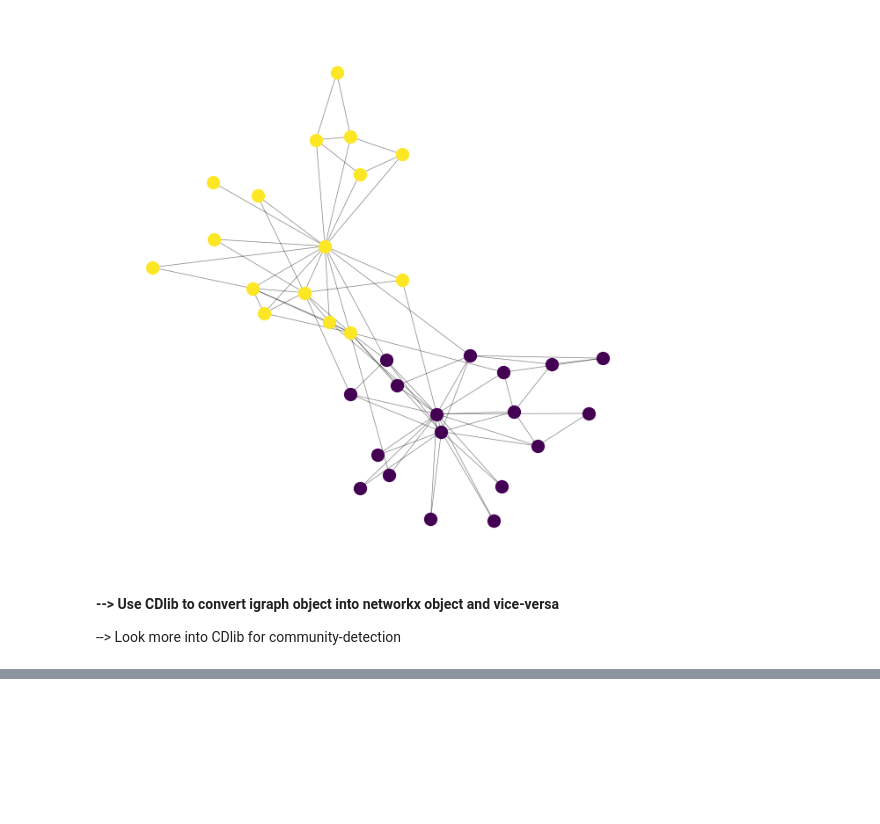
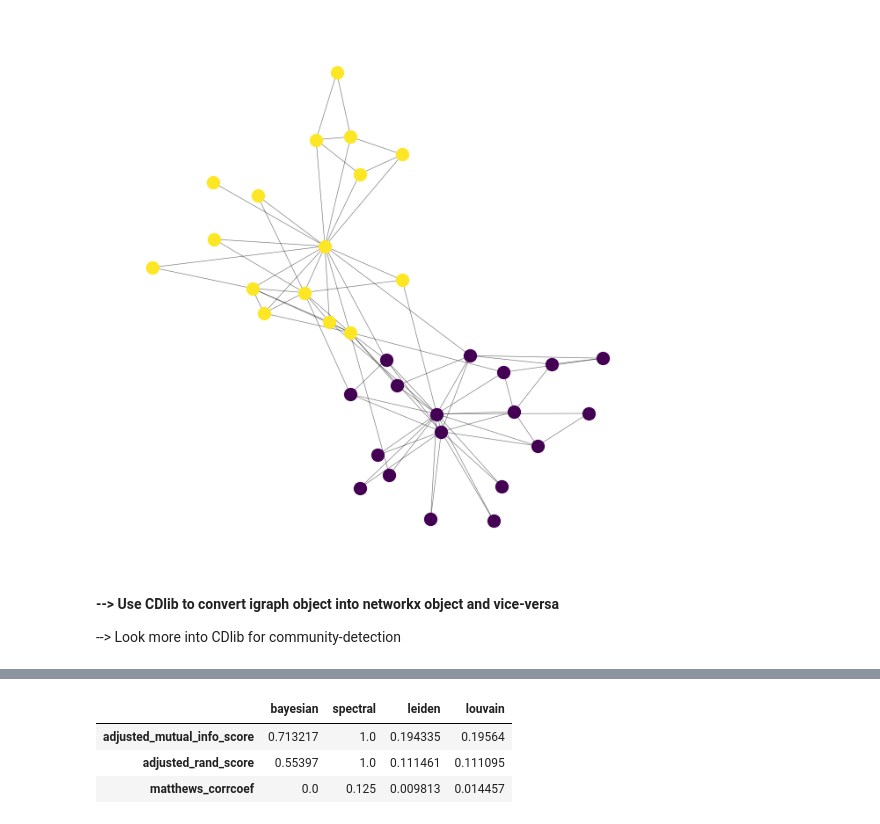
Before and after one commit to salyaa/semester_project, a Jupyter notebook: tests.ipynb, the cells around one changed output, grey strips where cells are left out. Saved outputs shown, nothing was run; the diff lists cells and outputs as text; code cells hidden in the pictures; blank space fills up the shorter version.

```diff
--- a/tests.ipynb
+++ b/tests.ipynb
@@ -48,0 +106,2 @@ Number of inferred clusters: 1
+# %%
+results = validation(3, 8)
@@ -48,0 +151,7 @@ Number of inferred clusters: 1
+# %%
+display(results)
+# %% [output]
+|  | bayesian | spectral | leiden | louvain |
+| adjusted_mutual_info_score | 0.713217 | 1.0 | 0.194335 | 0.19564 |
+| adjusted_rand_score | 0.55397 | 1.0 | 0.111461 | 0.111095 |
+| matthews_corrcoef | 0.0 | 0.125 | 0.009813 | 0.014457 |
```
Also changed, not shown: parts of 11 cells of this notebook, 5 other files.
